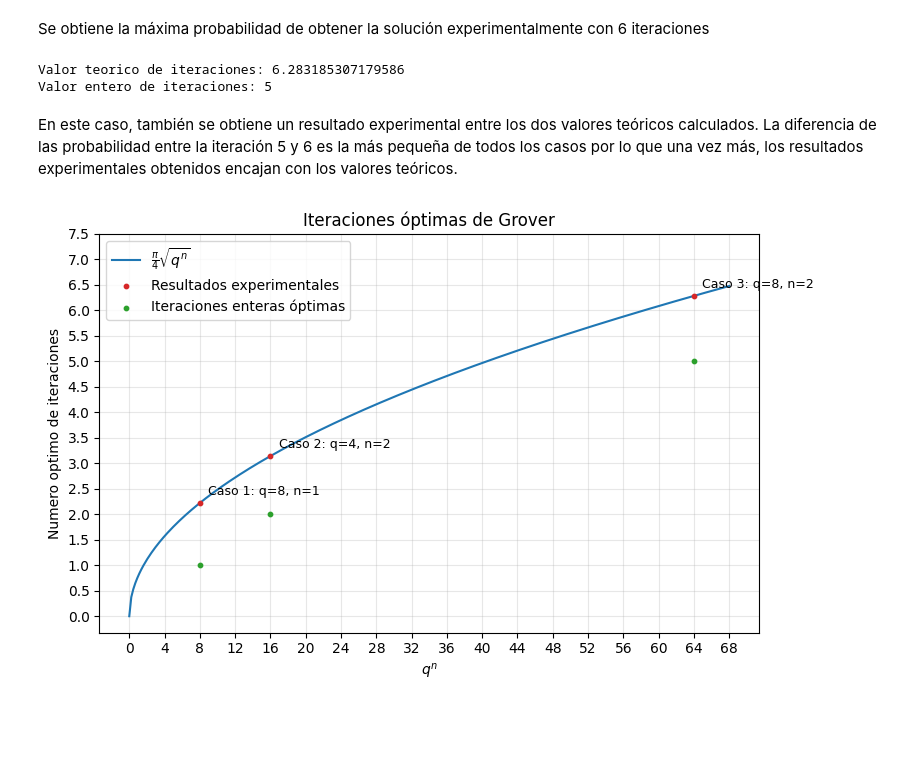
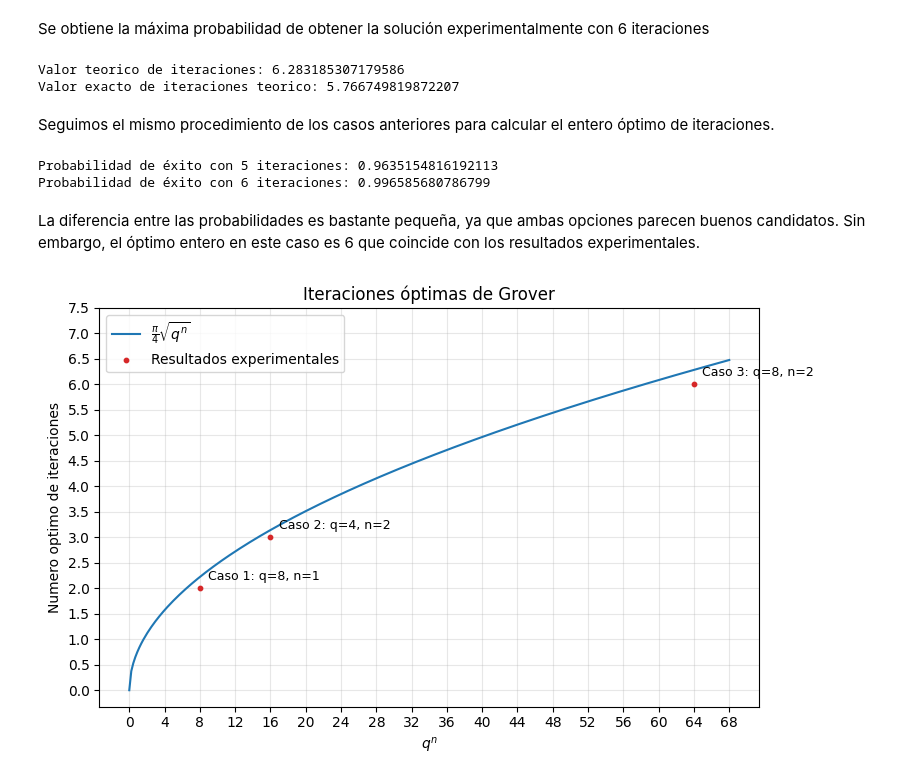
Before and after one commit to 100495718/Introduccion_criptoanalisis_cuantico_Qiskit, a Jupyter notebook: grover_lwe.ipynb, the cells around one changed output. Saved outputs shown, nothing was run; the diff lists cells and outputs as text; code cells hidden in the pictures; blank space fills up the shorter version.

```diff
--- a/grover_lwe.ipynb
+++ b/grover_lwe.ipynb
@@ -531,44 +553,52 @@ Se obtiene la máxima probabilidad de obtener la solución experimentalmente con
 #Calculo valor teorico de iteraciones
 it_teoricas3 = (math.pi/4)*math.sqrt(q3**n3)
 print("Valor teorico de iteraciones:", it_teoricas3)
-entero3 = math.floor((math.pi/(4*math.asin(1/math.sqrt(q3**n3))))-(1/2))
-print("Valor entero de iteraciones:", entero3)
+it_teoricas_exacto3 = (math.pi/(4*math.asin(1/math.sqrt(q3**n3))))-(1/2)
+print("Valor exacto de iteraciones teorico:", it_teoricas_exacto3)
 # %% [output]
 Valor teorico de iteraciones: 6.283185307179586
-Valor entero de iteraciones: 5
+Valor exacto de iteraciones teorico: 5.766749819872207
-# %% [markdown]
-En este caso, también se obtiene un resultado experimental entre los dos valores teóricos calculados. La diferencia de las probabilidad entre la iteración 5 y 6 es la más pequeña de todos los casos por lo que una vez más, los resultados experimentales obtenidos encajan con los valores teóricos.
+# %% [markdown]
+Seguimos el mismo procedimiento de los casos anteriores para calcular el entero óptimo de iteraciones.
+# %%
+prob_anterior3=math.sin(((2*5)+1)*math.asin(1/math.sqrt(q3**n3)))**2
+prob_posterior3=math.sin(((2*6)+1)*math.asin(1/math.sqrt(q3**n3)))**2
+print("Probabilidad de éxito con 5 iteraciones:", prob_anterior3)
+print("Probabilidad de éxito con 6 iteraciones:", prob_posterior3)
+# %% [output]
+Probabilidad de éxito con 5 iteraciones: 0.9635154816192113
+Probabilidad de éxito con 6 iteraciones: 0.996585680786799
+# %% [markdown]
+La diferencia entre las probabilidades es bastante pequeña, ya que ambas opciones parecen buenos candidatos. Sin embargo, el óptimo entero en este caso es 6 que coincide con los resultados experimentales.
 # %%
 #Grafica comparativa: q^n frente al numero óptimo de iteraciones
 x_exp = np.array([q1**n1, q2**n2, q3**n3])
-y_exp = np.array([it_teoricas1, it_teoricas2, it_teoricas3])
-y_ent = np.array([entero1, entero2, entero3])
+y_ent = np.array([2, 3, 6])
 
 x_teo = np.linspace(0, 68, 300)
 y_teo = (math.pi / 4) * np.sqrt(x_teo)
 
 plt.figure(figsize=(8, 5))
 plt.plot(x_teo, y_teo, label=r'$\frac{\pi}{4}\sqrt{q^n}$', color='tab:blue')
-plt.scatter(x_exp, y_exp, color='tab:red', s=10, label='Resultados experimentales', zorder=3)
-plt.scatter(x_exp, y_ent, color='tab:green', s=10, label='Iteraciones enteras óptimas', zorder=3)
+plt.scatter(x_exp, y_ent, color='tab:red', s=10, label='Resultados experimentales', zorder=3)
 
 etiquetas = [
     f'Caso 1: q={q1}, n={n1}',
     f'Caso 2: q={q2}, n={n2}',
     f'Caso 3: q={q3}, n={n3}'
 ]
 
-for x, y, etiqueta in zip(x_exp, y_exp, etiquetas):
+for x, y, etiqueta in zip(x_exp, y_ent, etiquetas):
     plt.annotate(etiqueta, (x, y), textcoords='offset points', xytext=(6, 6), fontsize=9)
 
 plt.xlabel(r'$q^n$')
 plt.ylabel('Numero optimo de iteraciones')
 plt.title('Iteraciones óptimas de Grover')
 plt.xticks(np.arange(0, 70, 4))
 plt.yticks(np.arange(0, 8, 0.5))
 plt.grid(True, alpha=0.3)
 plt.legend()
 plt.tight_layout()
 plt.show()
 # %% [output]
-[figure, old version]
+[figure, new version]
```
Also changed, not shown: parts of 25 cells of this notebook.
